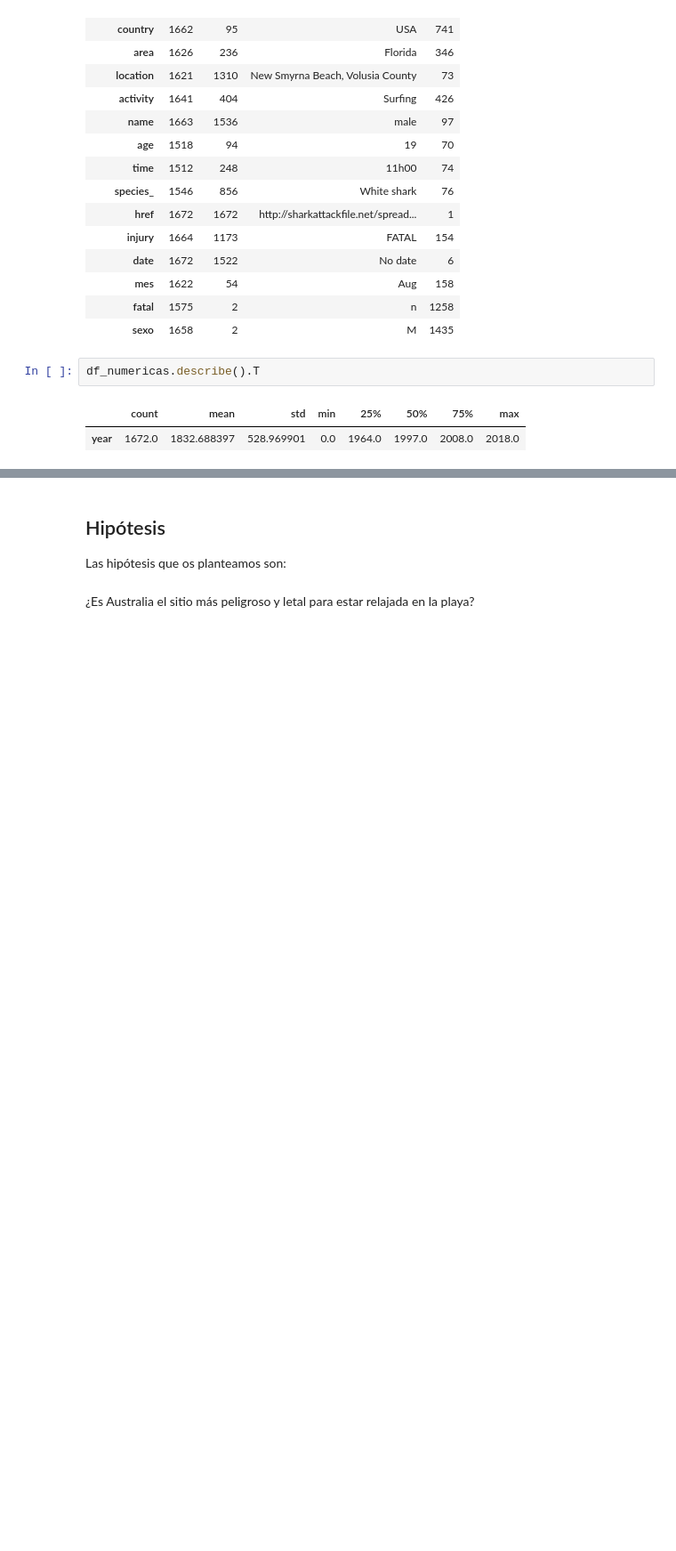
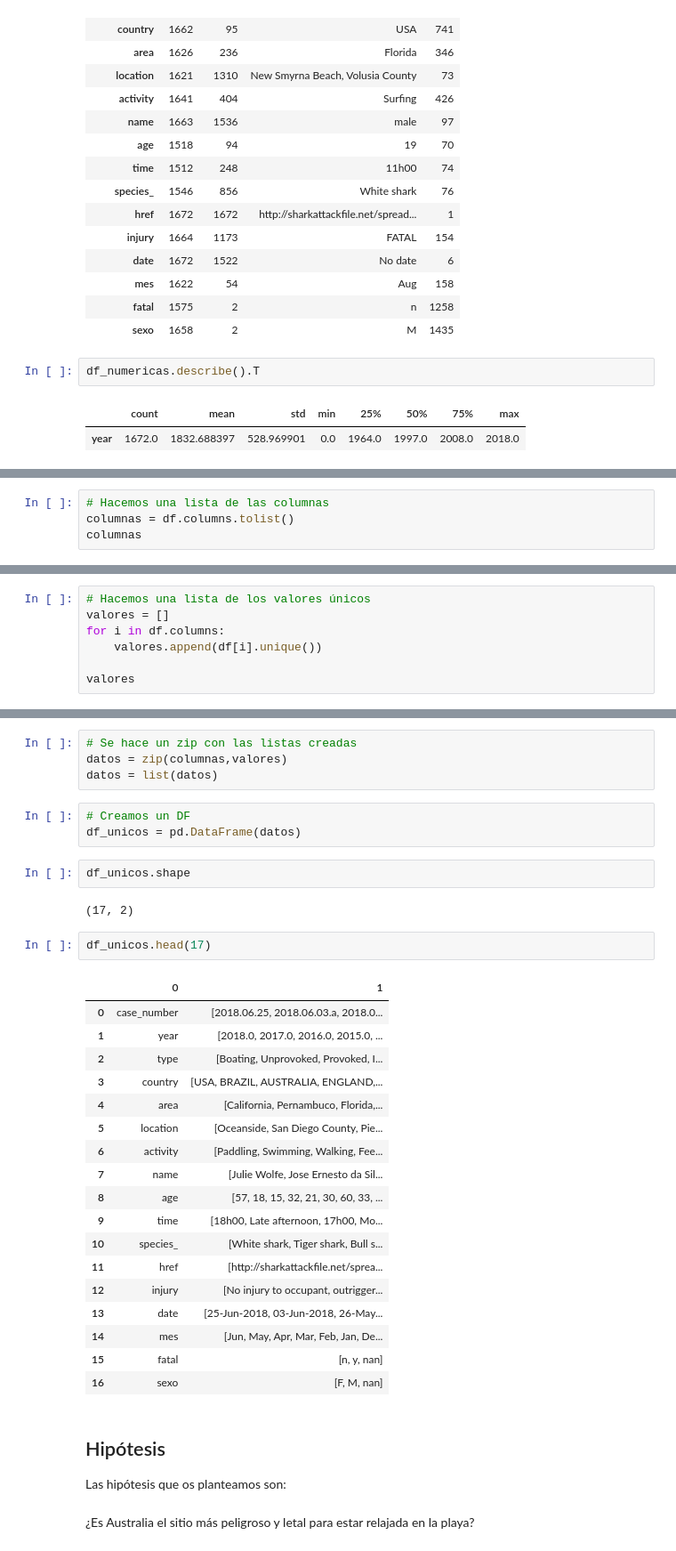
Before and after one commit to XimenaPTM/EDA-Limpieza-ETL-Adalab-promoC-mod2, a Jupyter notebook: 1. EDA/Mod2-2-EDA-1.ipynb, the cells around one changed output, grey strips where cells are left out. Shown at 89% size. Cells and saved outputs as stored; diff of their text form; blank space fills up the shorter version.

```diff
--- a/1. EDA/Mod2-2-EDA-1.ipynb
+++ b/1. EDA/Mod2-2-EDA-1.ipynb
@@ -178,0 +181,4 @@ df_numericas.describe().T
+# %%
+# Hacemos una lista de las columnas
+columnas = df.columns.tolist()
+columnas
@@ -178,0 +203,7 @@ df_numericas.describe().T
+# %%
+# Hacemos una lista de los valores únicos
+valores = []
+for i in df.columns:
+    valores.append(df[i].unique())
+
+valores
@@ -179,3 +228,35 @@ df_numericas.describe().T
+# %%
+# Se hace un zip con las listas creadas
+datos = zip(columnas,valores)
+datos = list(datos)
+# %%
+# Creamos un DF
+df_unicos = pd.DataFrame(datos)
+# %%
+df_unicos.shape
+# %% [output]
+(17, 2)
+# %%
+df_unicos.head(17)
+# %% [output]
+|  | 0 | 1 |
+| 0 | case_number | [2018.06.25, 2018.06.03.a, 2018.0... |
+| 1 | year | [2018.0, 2017.0, 2016.0, 2015.0, ... |
+| 2 | type | [Boating, Unprovoked, Provoked, I... |
+| 3 | country | [USA, BRAZIL, AUSTRALIA, ENGLAND,... |
+| 4 | area | [California, Pernambuco, Florida,... |
+| 5 | location | [Oceanside, San Diego County, Pie... |
+| 6 | activity | [Paddling, Swimming, Walking, Fee... |
+| 7 | name | [Julie Wolfe, Jose Ernesto da Sil... |
+| 8 | age | [57, 18, 15, 32, 21, 30, 60, 33, ... |
+| 9 | time | [18h00, Late afternoon, 17h00, Mo... |
+| 10 | species_ | [White shark, Tiger shark, Bull s... |
+| 11 | href | [http://sharkattackfile.net/sprea... |
+| 12 | injury | [No injury to occupant, outrigger... |
+| 13 | date | [25-Jun-2018, 03-Jun-2018, 26-May... |
+| 14 | mes | [Jun, May, Apr, Mar, Feb, Jan, De... |
+| 15 | fatal | [n, y, nan] |
+| 16 | sexo | [F, M, nan] |
 # %% [markdown]
 ## Hipótesis
 
```
Also changed, not shown: parts of 7 cells of this notebook, 3 other files.
